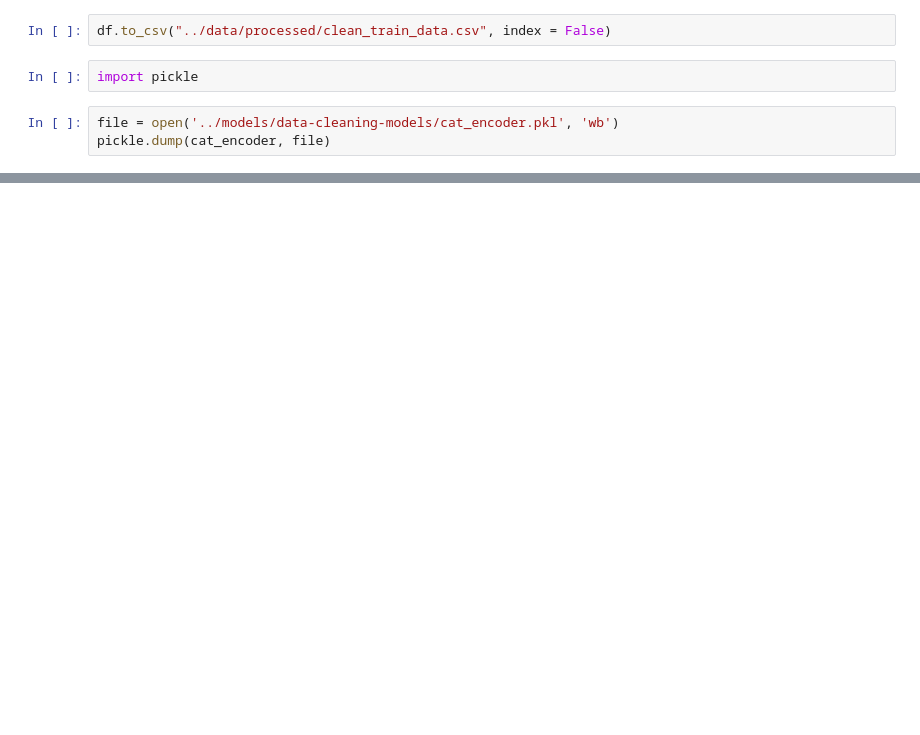
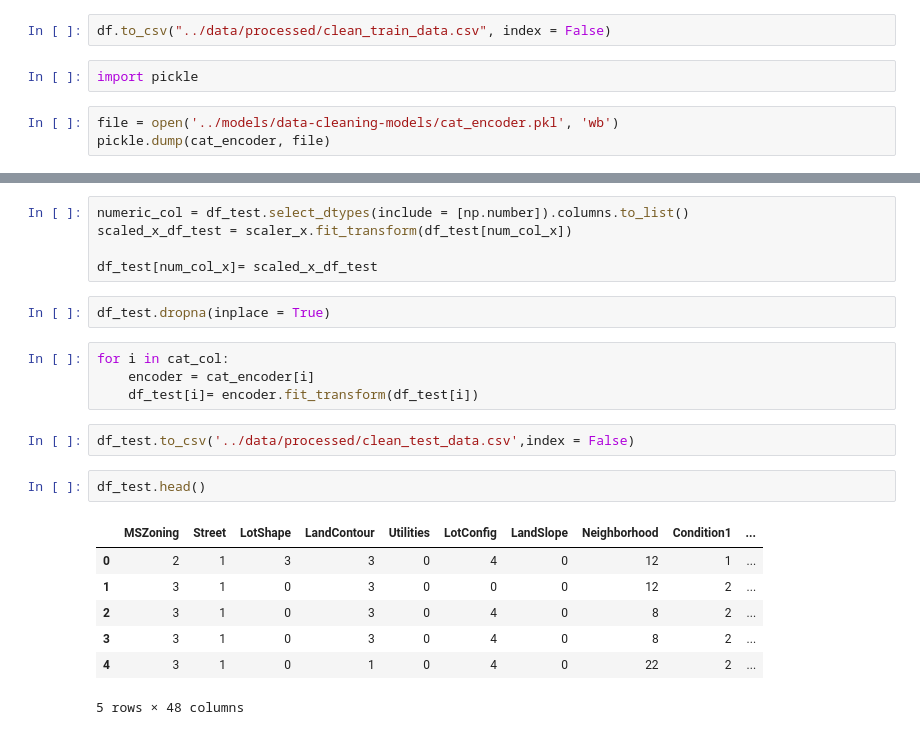
Before and after one commit to uniquekarki/housing_price, a Jupyter notebook: notebooks/2-data-cleaning.ipynb, the cells around one changed output, grey strips where cells are left out. Saved outputs shown, nothing was run; the diff lists cells and outputs as text; blank space fills up the shorter version.

```diff
--- a/notebooks/2-data-cleaning.ipynb
+++ b/notebooks/2-data-cleaning.ipynb
@@ -271,0 +237,23 @@ NameError: name 'pickle' is not defined
+# %%
+numeric_col = df_test.select_dtypes(include = [np.number]).columns.to_list()
+scaled_x_df_test = scaler_x.fit_transform(df_test[num_col_x])
+
+df_test[num_col_x]= scaled_x_df_test
+# %%
+df_test.dropna(inplace = True)
+# %%
+for i in cat_col:
+    encoder = cat_encoder[i]
+    df_test[i]= encoder.fit_transform(df_test[i])
+# %%
+df_test.to_csv('../data/processed/clean_test_data.csv',index = False)
+# %%
+df_test.head()
+# %% [output]
+|  | MSZoning | Street | LotShape | LandContour | Utilities | LotConfig | LandSlope | Neighborhood | Condition1 | ... |
+| 0 | 2 | 1 | 3 | 3 | 0 | 4 | 0 | 12 | 1 | ... |
+| 1 | 3 | 1 | 0 | 3 | 0 | 0 | 0 | 12 | 2 | ... |
+| 2 | 3 | 1 | 0 | 3 | 0 | 4 | 0 | 8 | 2 | ... |
+| 3 | 3 | 1 | 0 | 3 | 0 | 4 | 0 | 8 | 2 | ... |
+| 4 | 3 | 1 | 0 | 1 | 0 | 4 | 0 | 22 | 2 | ... |
+5 rows × 48 columns
```
Also changed, not shown: parts of 23 cells of this notebook, 5 other files.
